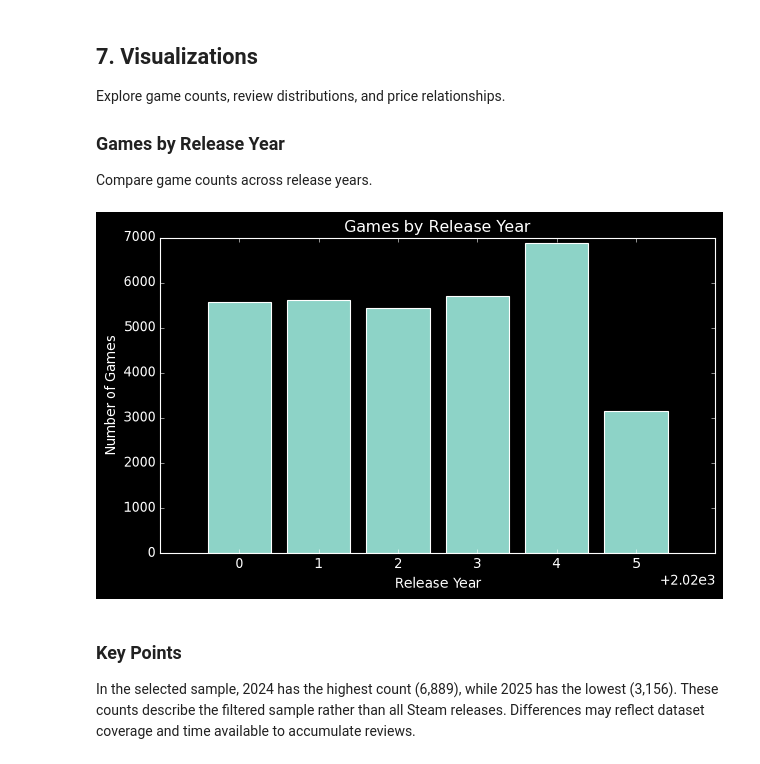
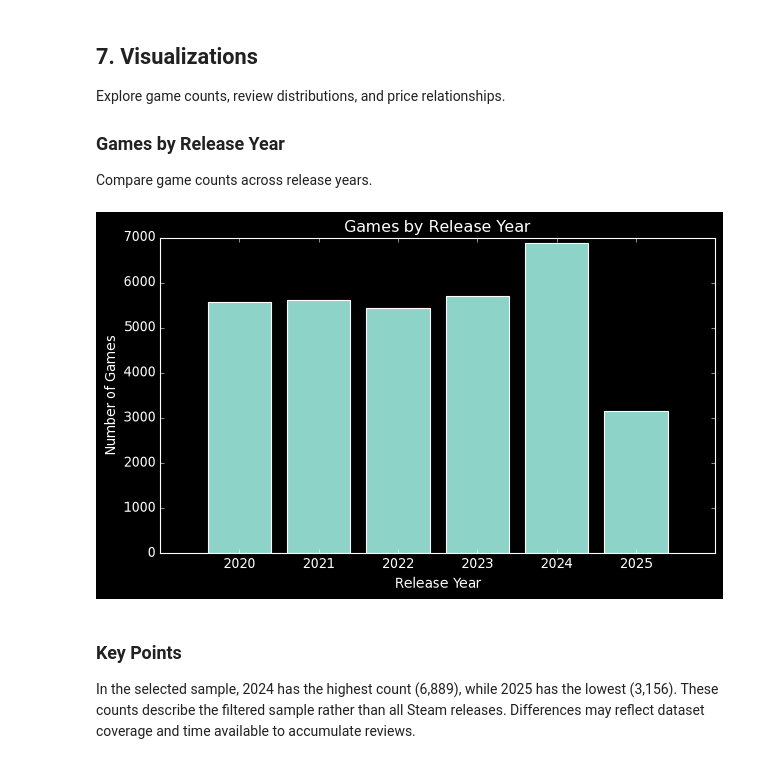
Before and after one commit to wuxunxun/steam-game-analysis, a Jupyter notebook: code/final_run.ipynb, the cells around one changed output. Saved outputs shown, nothing was run; the diff lists cells and outputs as text; code cells hidden in the pictures.

```diff
--- a/code/final_run.ipynb
+++ b/code/final_run.ipynb
@@ -473,30 +473,30 @@ Compare game counts across release years.
 # %%
 import matplotlib.pyplot as plt
 
 # Show the available styles.
 # print(plt.style.available)
 
 # use style
 plt.style.use("dark_background")
 
 games_by_year = study.groupby("Release year").size()
 
 plt.figure(figsize=(8, 5))
 plt.bar(games_by_year.index, games_by_year.values)
 
 plt.title("Games by Release Year")
 plt.xlabel("Release Year")
 plt.ylabel("Number of Games")
-plt.xticks(games_by_year.index)
+plt.xticks(games_by_year.index, games_by_year.index.astype(str))
 plt.tight_layout()
 
 # Save the updated chart.
 CHARTS_DIR.mkdir(parents=True, exist_ok=True)
 plt.savefig(CHARTS_DIR / "games_by_release_year.png", dpi=150)
 
 plt.show()
 # %% [output]
-[figure, old version]
+[figure, new version]
 # %% [markdown]
 ### Key Points
 In the selected sample, 2024 has the highest count (6,889), while 2025 has the lowest (3,156). These counts describe the filtered sample rather than all Steam releases. Differences may reflect dataset coverage and time available to accumulate reviews.
```
Also changed, not shown: 2 other files.
